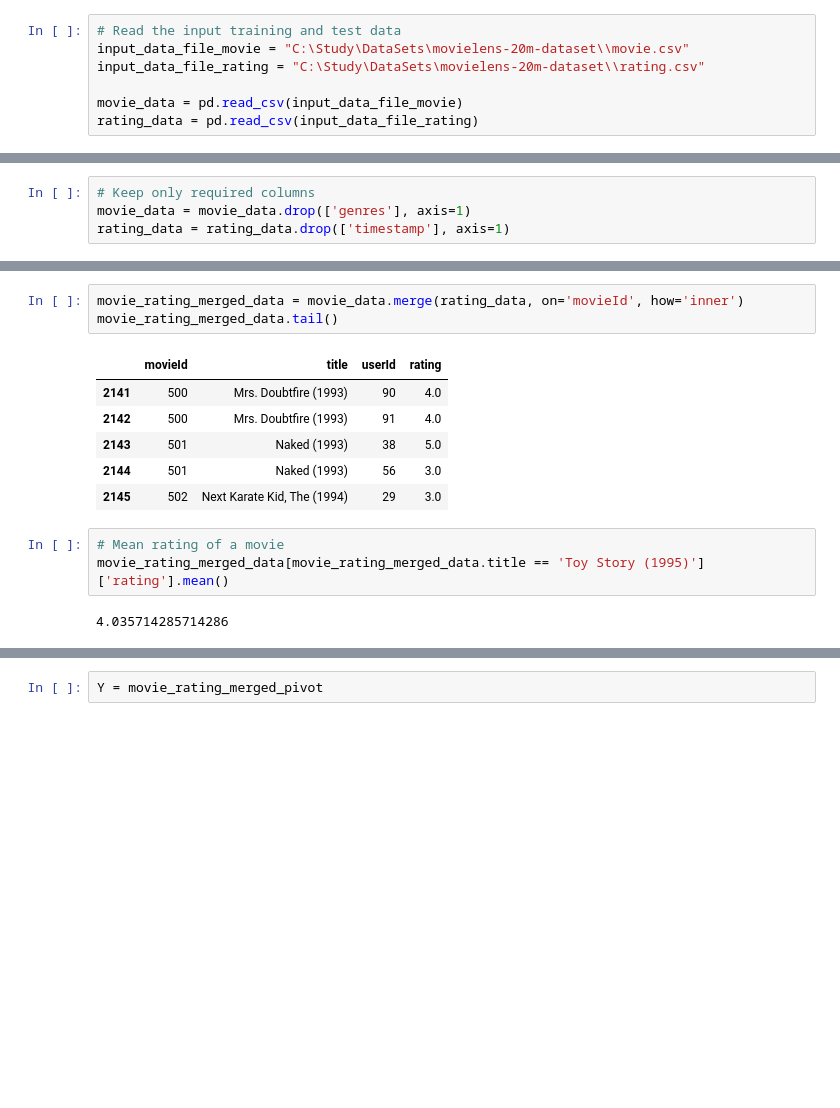
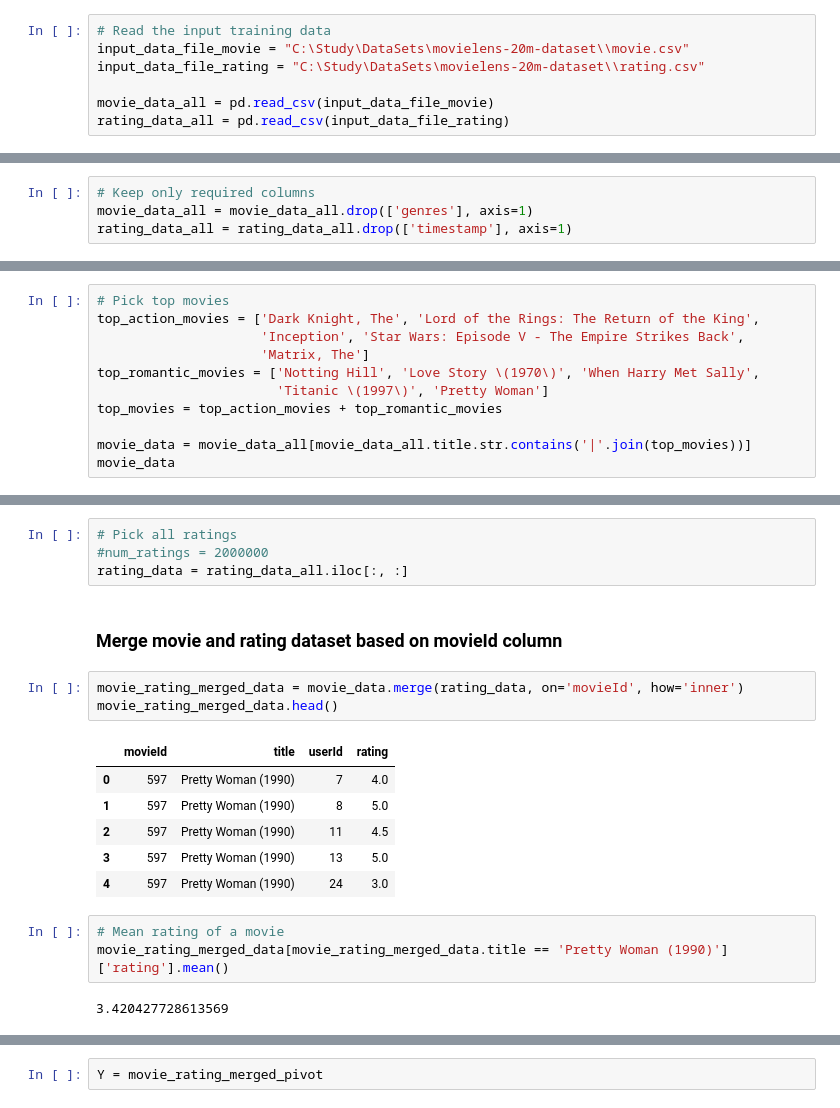
Before and after one commit to SupratimH/learning-data-science, a Jupyter notebook: machine-learning/collaborative-filtering.ipynb, the cells around one changed output, grey strips where cells are left out. Saved outputs shown, nothing was run; the diff lists cells and outputs as text; blank space fills up the shorter version.

```diff
--- a/machine-learning/collaborative-filtering.ipynb
+++ b/machine-learning/collaborative-filtering.ipynb
@@ -39,8 +43,8 @@ display(Javascript(disable_js))
 # %%
-# Read the input training and test data
+# Read the input training data
 input_data_file_movie = "C:\Study\DataSets\movielens-20m-dataset\\movie.csv"
 input_data_file_rating = "C:\Study\DataSets\movielens-20m-dataset\\rating.csv"
 
-movie_data = pd.read_csv(input_data_file_movie)
-rating_data = pd.read_csv(input_data_file_rating)
+movie_data_all = pd.read_csv(input_data_file_movie)
+rating_data_all = pd.read_csv(input_data_file_rating)
 # %%
@@ -75,5 +79,5 @@ Total number of user ratings = 20000263
 Total number of unique users = 138493
 # %%
 # Keep only required columns
-movie_data = movie_data.drop(['genres'], axis=1)
-rating_data = rating_data.drop(['timestamp'], axis=1)
+movie_data_all = movie_data_all.drop(['genres'], axis=1)
+rating_data_all = rating_data_all.drop(['timestamp'], axis=1)
@@ -85,0 +105,11 @@ rating_data = rating_data.iloc[:num_ratings, :]
+# %%
+# Pick top movies
+top_action_movies = ['Dark Knight, The', 'Lord of the Rings: The Return of the King',
+                     'Inception', 'Star Wars: Episode V - The Empire Strikes Back',
+                     'Matrix, The']
+top_romantic_movies = ['Notting Hill', 'Love Story \(1970\)', 'When Harry Met Sally',
+                       'Titanic \(1997\)', 'Pretty Woman']
+top_movies = top_action_movies + top_romantic_movies
+
+movie_data = movie_data_all[movie_data_all.title.str.contains('|'.join(top_movies))]
+movie_data
@@ -86,18 +128,24 @@ rating_data = rating_data.iloc[:num_ratings, :]
+# %%
+# Pick all ratings
+#num_ratings = 2000000
+rating_data = rating_data_all.iloc[:, :]
+# %% [markdown]
+### Merge movie and rating dataset based on movieId column
 # %%
 movie_rating_merged_data = movie_data.merge(rating_data, on='movieId', how='inner')
-movie_rating_merged_data.tail()
+movie_rating_merged_data.head()
 # %% [output]
 |  | movieId | title | userId | rating |
-| 2141 | 500 | Mrs. Doubtfire (1993) | 90 | 4.0 |
-| 2142 | 500 | Mrs. Doubtfire (1993) | 91 | 4.0 |
-| 2143 | 501 | Naked (1993) | 38 | 5.0 |
-| 2144 | 501 | Naked (1993) | 56 | 3.0 |
-| 2145 | 502 | Next Karate Kid, The (1994) | 29 | 3.0 |
+| 0 | 597 | Pretty Woman (1990) | 7 | 4.0 |
+| 1 | 597 | Pretty Woman (1990) | 8 | 5.0 |
+| 2 | 597 | Pretty Woman (1990) | 11 | 4.5 |
+| 3 | 597 | Pretty Woman (1990) | 13 | 5.0 |
+| 4 | 597 | Pretty Woman (1990) | 24 | 3.0 |
 # %%
 # Mean rating of a movie
-movie_rating_merged_data[movie_rating_merged_data.title == 'Toy Story (1995)']['rating'].mean()
+movie_rating_merged_data[movie_rating_merged_data.title == 'Pretty Woman (1990)']['rating'].mean()
 # %% [output]
-4.035714285714286
+3.420427728613569
 # %%
 # Top 10 movies by mean rating
 movie_rating_merged_data.groupby(['title'], sort=False)['rating'].mean().sort_values(ascending=False).head(10)
```
Also changed, not shown: parts of 34 cells of this notebook.
